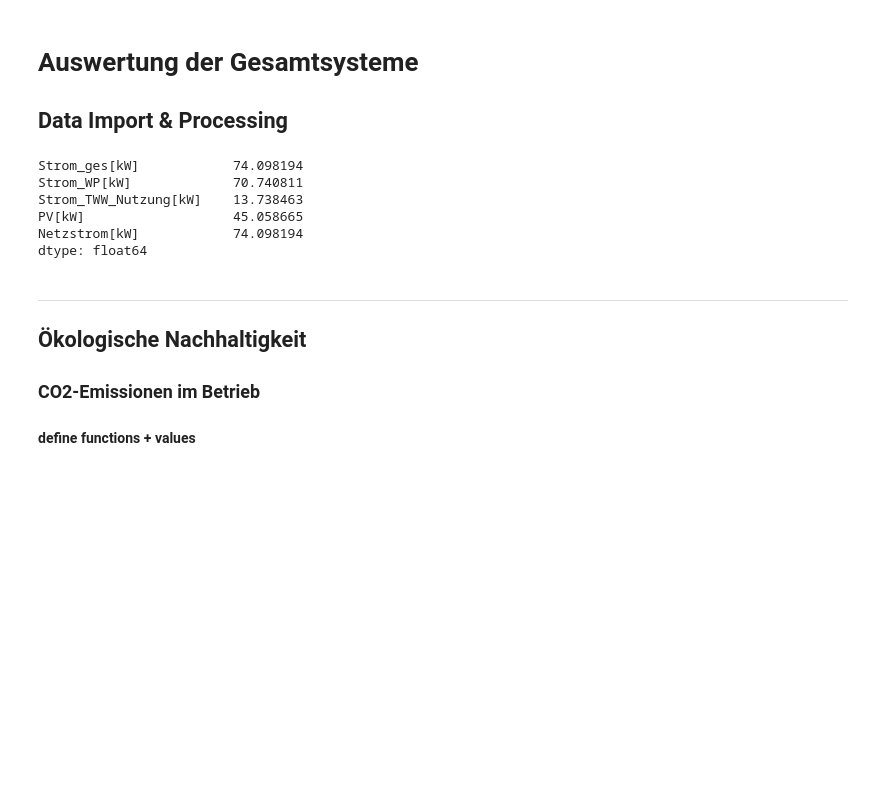
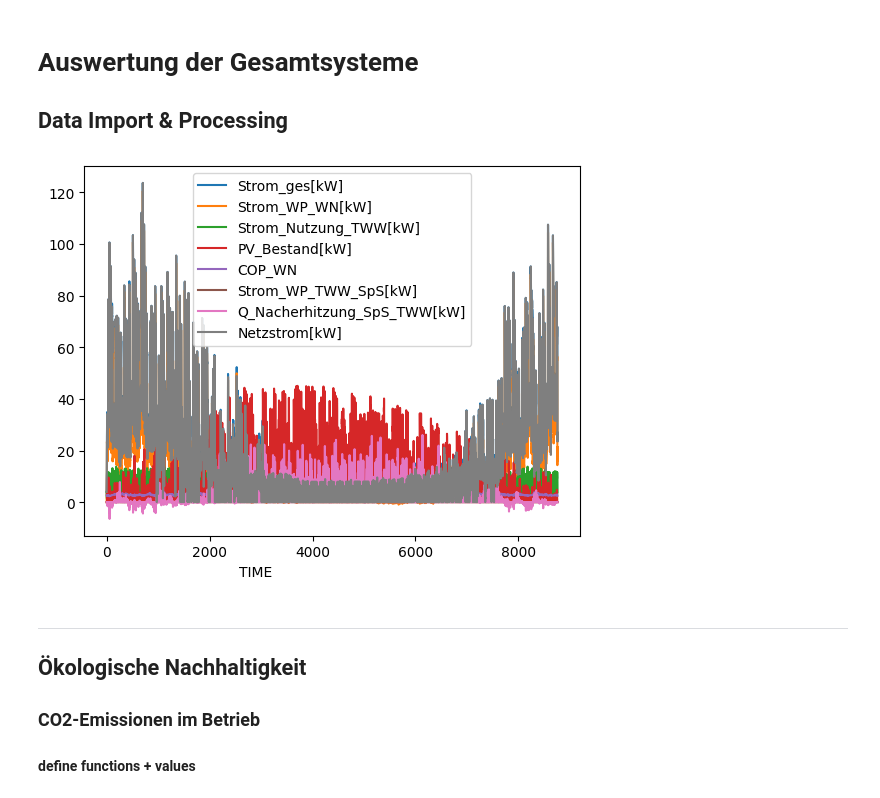
Before and after one commit to lara-barnic2/8_Bewertung_Gesamtsysteme, a Jupyter notebook: 8_Auswertung_Gesamtsysteme.ipynb, the cells around one changed output. Cells and saved outputs as stored; diff of their text form; code cells hidden in the pictures; blank space fills up the shorter version.

```diff
--- a/8_Auswertung_Gesamtsysteme.ipynb
+++ b/8_Auswertung_Gesamtsysteme.ipynb
@@ -4,39 +4,42 @@
 # %%
 import pandas as pd
 import matplotlib.pyplot as plt
 
 systems={} # anlegen dictionnaire
 system_names=["Bestand", "dezentral", "NT-WN", "kalte_NW"]  #define list system names
 
 
 # define paths
-paths = {"NT-WN": r"C:\Users\lbarnic\OneDrive - Fraunhofer\A_Bearbeitung\8_Bewertung_Gesamtsysteme_REP\import_data\NT_WN_Output.out",
-         "kalte_NW": r"C:\Users\lbarnic\OneDrive - Fraunhofer\A_Bearbeitung\7_Gesamtsysteme_REP\III_kaltes_Nahwaermenetz\Kalte_NW_Output.out"} # später weitere Pfade einfügen
+paths = {"NT-WN": r"C:\Users\lbarnic\OneDrive - Fraunhofer\A_Bearbeitung\7_Gesamtsysteme_REP\II_HT_WN\NT_WN_Output.out"} # später weitere Pfade einfügen
 
 # data import function
 def import_data(path):
     # system = pd.read_csv(path)
     system = pd.read_csv(path, sep=',', skipinitialspace=True, index_col=0)
     system = system.drop(system.columns[-1], axis=1)
-    system.columns = ["Strom_ges[kW]", "Strom_WP[kW]", "Strom_TWW_Nutzung[kW]", "PV[kW]"]
+    system.columns = ["Strom_ges[kW]", "Strom_WP_WN[kW]", "Strom_Nutzung_TWW[kW]", "PV_Bestand[kW]", "COP_WN","Strom_WP_TWW_SpS[kW]","Q_Nacherhitzung_SpS_TWW[kW]"]
     return system
+#plot system data
+
+def plot_system(system):
+    system.plot()
+    plt.show()
+
 
 # import results for each path
 for name, path in paths.items():    # define paths
     df = import_data(path)
     systems[name] = df              # df ablegen unter zugehörigem name
-    systems[name]["Netzstrom[kW]"] = systems[name]["Strom_ges[kW]"] - systems[name]["PV[kW]"] # calculate Netzstrom in new column as difference from Strom_ges and PV
+    systems[name]["Netzstrom[kW]"] = systems[name]["Strom_ges[kW]"] - systems[name]["PV_Bestand[kW]"] # calculate Netzstrom in new column as difference from Strom_ges and PV
+    #replace every value below 0 with 0 in Netzstrom
+    systems[name]["Netzstrom[kW]"] = systems[name]["Netzstrom[kW]"].clip(lower=0)
 
-
+#plot data systems
+for name, system in systems.items():
+    plot_system(system)
 # Idee: FUnktionen zur Auswertung definieren und über loop für alle 4 durchlaufen lassen. Betrachten von einem Jahr in Betrieb.
-systems["HT-WN"].max()
 # %% [output]
-Strom_ges[kW]            74.098194
-Strom_WP[kW]             70.740811
-Strom_TWW_Nutzung[kW]    13.738463
-PV[kW]                   45.058665
-Netzstrom[kW]            74.098194
-dtype: float64
+[figure, added]
 # %% [markdown]
 ___
 ## Ökologische Nachhaltigkeit
```
Also changed, not shown: parts of 2 cells of this notebook, 1 other file.
